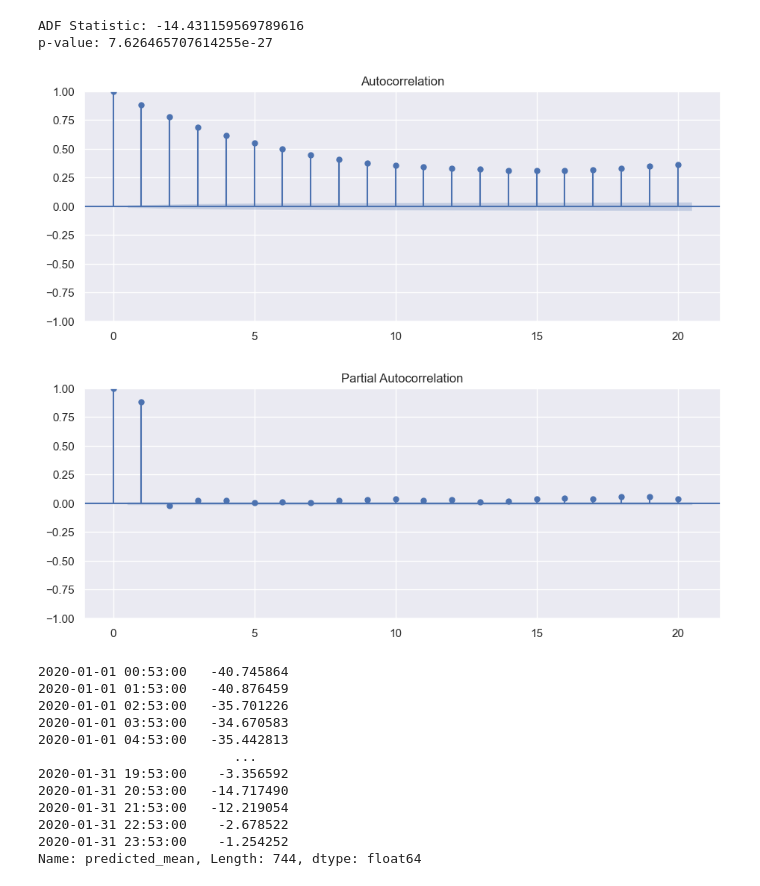
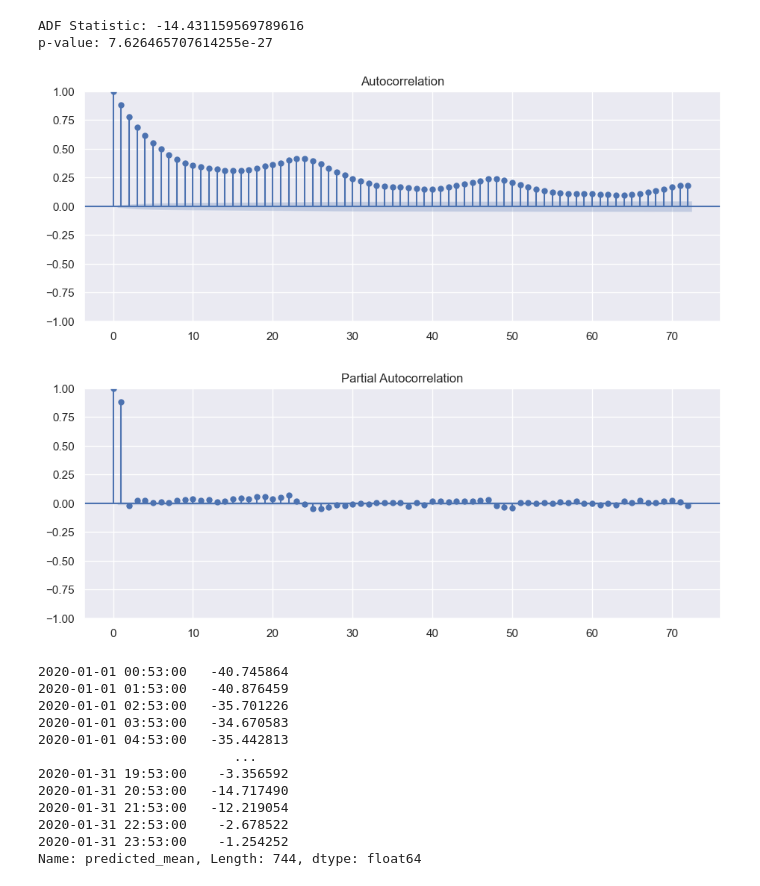
Before and after one commit to vjem/energy_tsf, a Jupyter notebook: energyForecasting.ipynb, the cells around one changed output. Cells and saved outputs as stored; diff of their text form; code cells hidden in the pictures.

```diff
--- a/energyForecasting.ipynb
+++ b/energyForecasting.ipynb
@@ -169,3 +176,14 @@ temp_energy.head()
 | 2017-02-01 02:53:00 | 1366.106 | 36.0 | 2 | 2 | 2 | 2017 |
 | 2017-02-01 03:53:00 | 1364.453 | 36.0 | 3 | 2 | 2 | 2017 |
 | 2017-02-01 04:53:00 | 1391.265 | 36.0 | 4 | 2 | 2 | 2017 |
+# %%
+"""
+Milestone 5 Addition
+Adding Holiday Flag prior to splitting into test and training
+"""
+#Workflow 2: Create holiday variable
+cal = USFederalHolidayCalendar()
+holTrn = cal.holidays(start=temp_energy.index.min(),end=temp_energy.index.max())
+#print(holTrn)
+temp_energy['isHoliday'] = temp_energy.index.normalize().isin(holTrn)
+temp_energy.head()
@@ -912,13 +937,18 @@ print(f'p-value: {adResult[1]}')
 ADF Statistic: -14.431159569789616
 p-value: 7.626465707614255e-27
 # %%
-#plotting acf & pacf
-plot_acf(train_resid,lags=20)
-plot_pacf(train_resid,lags=20)
+#plotting acf & pacf --- Mine
+#plot_acf(train_resid,lags=20)
+#plot_pacf(train_resid,lags=20)
+
+#from the solution --mine still look a bit different than the solution
+#fig = tsaplots.plot_acf(train['resid'].diff(24)[25:], lags = 72)
+fig = tsaplots.plot_acf(train_resid, lags = 72)
+fig = tsaplots.plot_pacf(train_resid, lags = 72)
 plt.show()
 # %% [output]
-[figure, old version]
+[figure, new version]
-[figure, old version]
+[figure, new version]
 # %%
 """
 Forecasting based on the SARIMAX model
```
Also changed, not shown: parts of 18 cells of this notebook.
